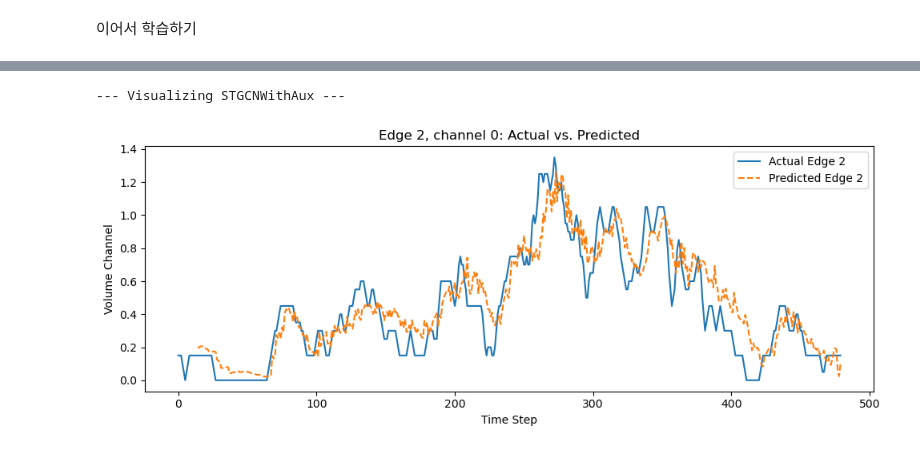
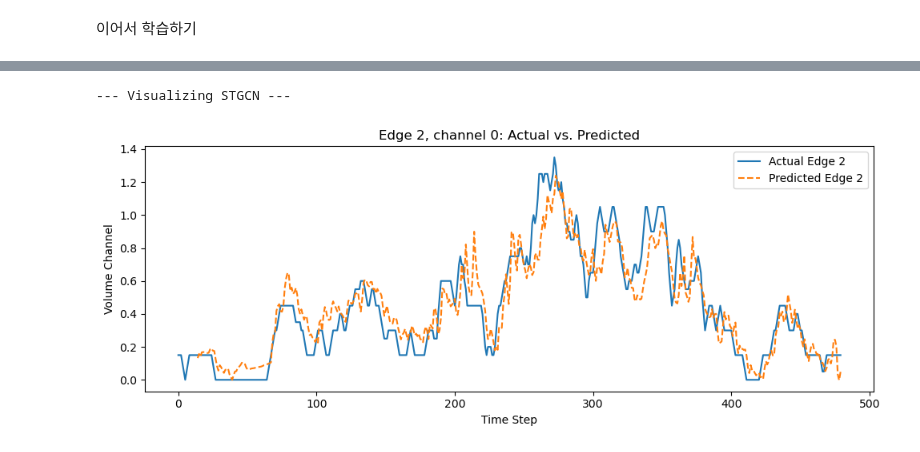
Before and after one commit to HiverXD/Traffic-Congestion-Prediction, a Jupyter notebook: src/baseline_train_refactoring.ipynb, the cells around one changed output, grey strips where cells are left out. Saved outputs shown, nothing was run; the diff lists cells and outputs as text; code cells hidden in the pictures.

```diff
--- a/src/baseline_train_refactoring.ipynb
+++ b/src/baseline_train_refactoring.ipynb
@@ -85,7 +85,7 @@ models = {
 #    "DCRNN":     DCRNN,
     "STGCN":     STGCN,
 #    "MLPBASED":  MLPBASED,
-    "STGAT": STGAT,
+#    "STGAT": STGAT,
 #    "STGCNWithAux": STGCNWithAux,
 }
 # %%
@@ -310,37 +311,38 @@ for name, ModelClass in models.items():
             kwargs.update(K=2)
         elif name == "STGCN":
             kwargs.update(kernel_size=3, K=2)
         elif name == "GCNMLP":
             kwargs.update(mlp_hidden_dim=16, mlp_pred_dropout=0.0)
         elif name == "STGAT":
             kwargs.update(encoder_depth=2, kernel_size=3, heads=4)
         elif name == "STGCNWithAux":
             kwargs = dict(
                     num_nodes=E,
                     node_feature_dim=5,
                     pred_node_dim=3,
-                    encoder_embed_dim=32,
-                    aux_embed_dim=32,
+                    encoder_embed_dim=64,
+                    aux_embed_dim=64,
                     aux_data=aux_tensor,
+                    encoder_depth=3,
             )
 
         model = ModelClass(**kwargs)
 
     # (2) 가중치 로드 (임시. 나중에 수정해야 함.)
     if name == "STGCNWithAux":
         ckpt_path = os.path.join(SAVE_DIR, f"STGCNWithAux_epoch033_val0.7441.pth")
     else:
         ckpt_path = os.path.join(SAVE_DIR, f"{name}.pth")
     model.load_state_dict(torch.load(ckpt_path, map_location=DEVICE, weights_only=True))
     model = model.to(DEVICE)
 
     print(f"\n--- Visualizing {name} ---")
     EDGE_IDS = [2]
     expanded_data = add_tod_dow(data, week_steps=week_steps, C_origin=C_origin)
     visualize_predictions(model, expanded_data, EDGE_IDS, DEVICE, EDGE_INDEX, EDGE_ATTR, interval=(480*5,480*6), channel=0)
 # %% [output]
---- Visualizing STGCNWithAux ---
+--- Visualizing STGCN ---
-[figure, old version]
+[figure, new version]
 # %%
 calculate_loss_and_mape(model, valid_loader, criterion, DEVICE, EDGE_INDEX, EDGE_ATTR)
 # %% [output]
```
Also changed, not shown: parts of 4 cells of this notebook, 3 other files.
